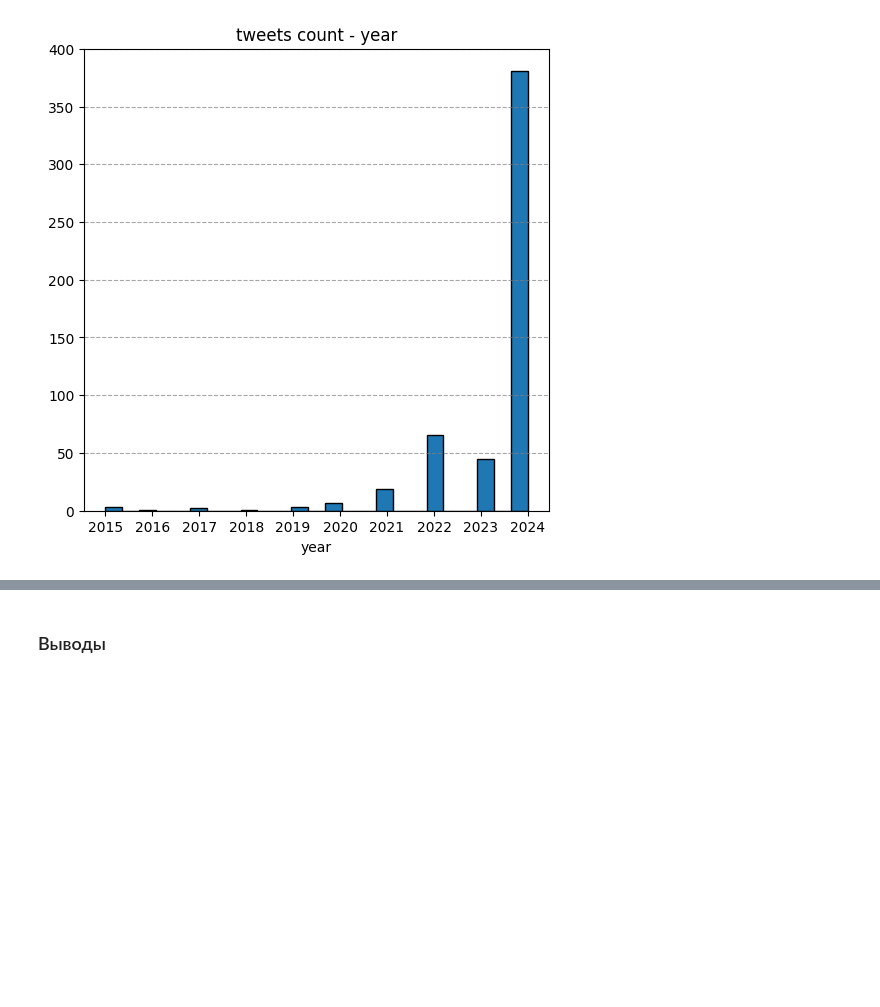
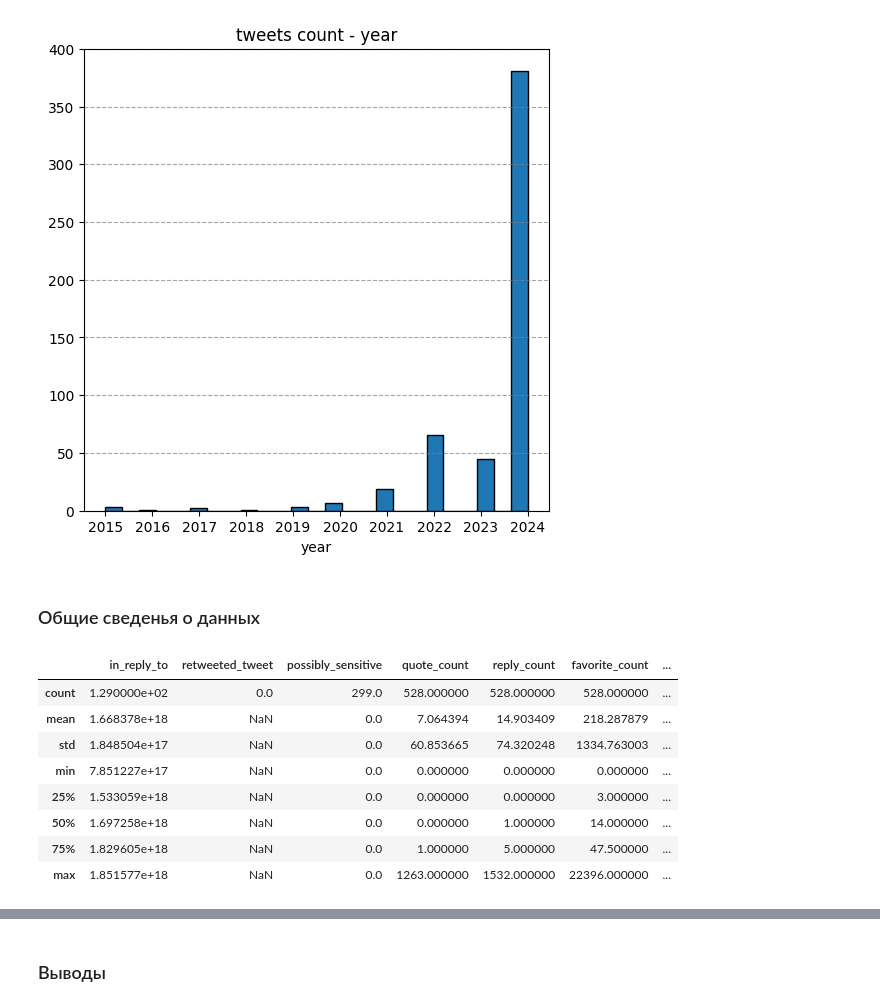
Before and after one commit to vasilyryabtsev/futures-price-prediction, a Jupyter notebook: twitter_parser/infls/inflEDA.ipynb, the cells around one changed output, grey strips where cells are left out. Saved outputs shown, nothing was run; the diff lists cells and outputs as text; code cells hidden in the pictures; blank space fills up the shorter version.

```diff
--- a/twitter_parser/infls/inflEDA.ipynb
+++ b/twitter_parser/infls/inflEDA.ipynb
@@ -241,3 +241,17 @@ ax.set_title('tweets count - year')
 plt.show()
 # %% [output]
 [figure]
+# %% [markdown]
+### Общие сведенья о данных ###
+# %%
+df.describe()
+# %% [output]
+|  | in_reply_to | retweeted_tweet | possibly_sensitive | quote_count | reply_count | favorite_count | ... |
+| count | 1.290000e+02 | 0.0 | 299.0 | 528.000000 | 528.000000 | 528.000000 | ... |
+| mean | 1.668378e+18 | NaN | 0.0 | 7.064394 | 14.903409 | 218.287879 | ... |
+| std | 1.848504e+17 | NaN | 0.0 | 60.853665 | 74.320248 | 1334.763003 | ... |
+| min | 7.851227e+17 | NaN | 0.0 | 0.000000 | 0.000000 | 0.000000 | ... |
+| 25% | 1.533059e+18 | NaN | 0.0 | 0.000000 | 0.000000 | 3.000000 | ... |
+| 50% | 1.697258e+18 | NaN | 0.0 | 0.000000 | 1.000000 | 14.000000 | ... |
+| 75% | 1.829605e+18 | NaN | 0.0 | 1.000000 | 5.000000 | 47.500000 | ... |
+| max | 1.851577e+18 | NaN | 0.0 | 1263.000000 | 1532.000000 | 22396.000000 | ... |
```
Also changed, not shown: parts of 22 cells of this notebook.
